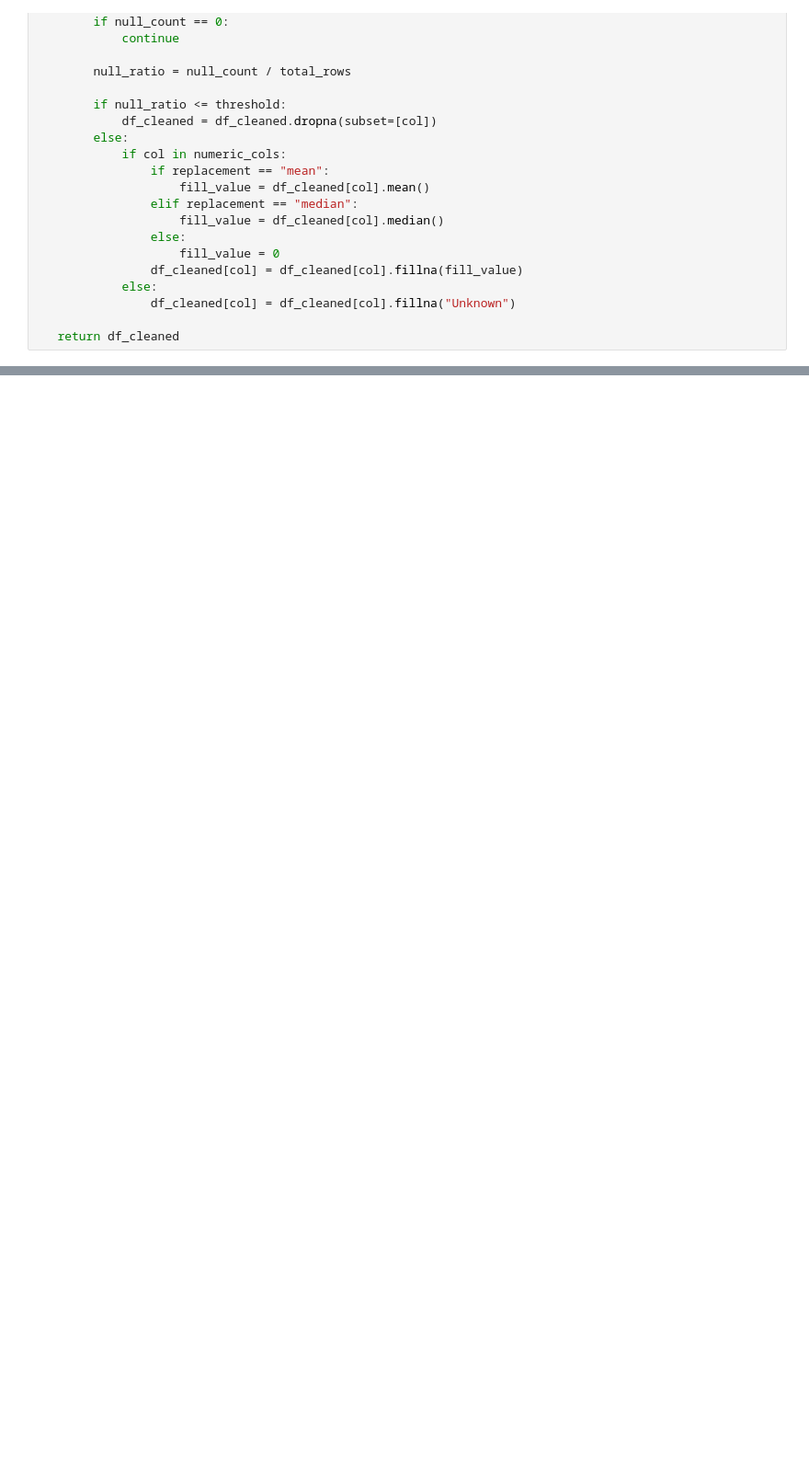
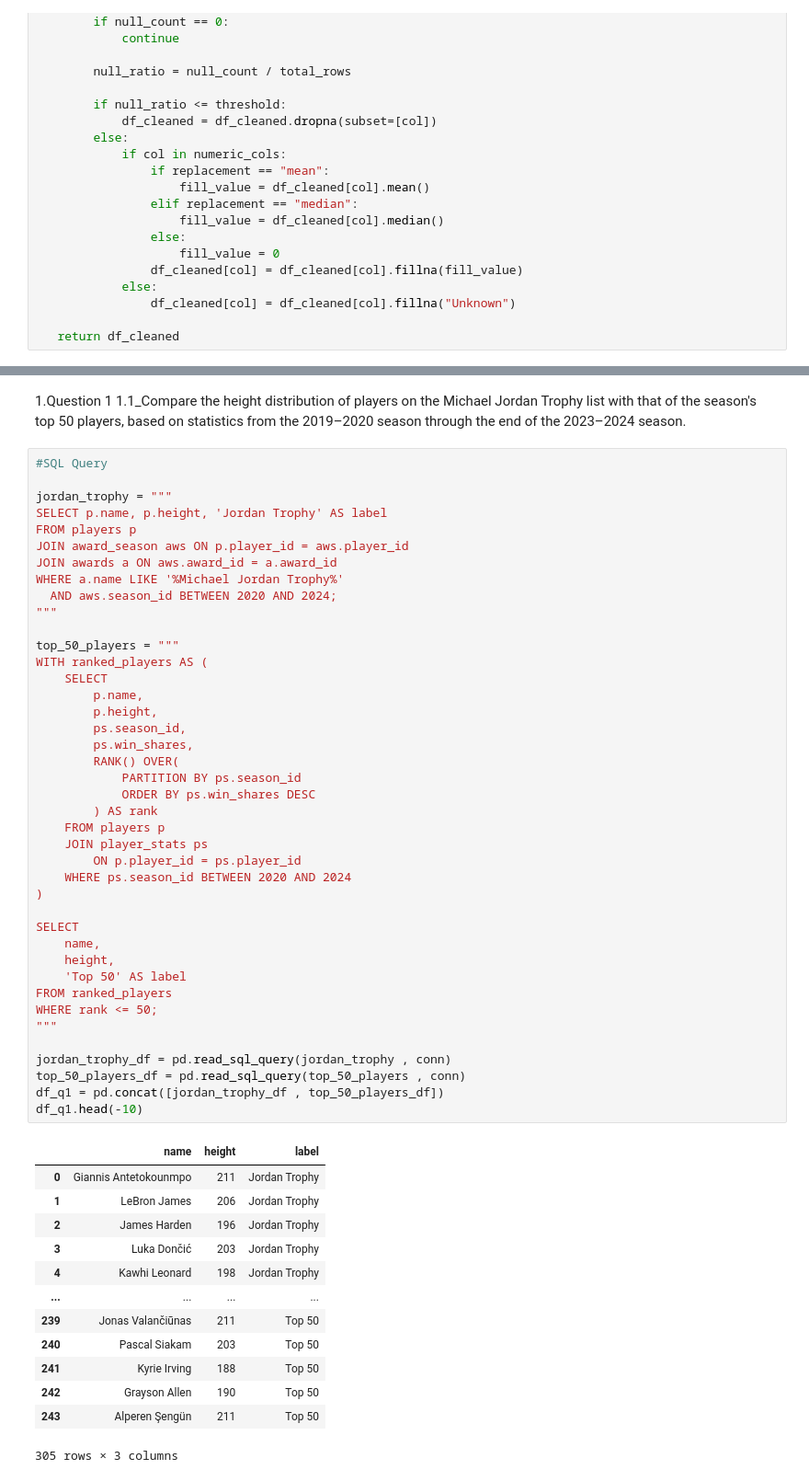
Before and after one commit to SadeghMahmoudAbadi/Basketball-Data-Analysis, a Jupyter notebook: analysis.ipynb, the cells around one changed output, grey strips where cells are left out. Shown at 92% size. Drawn from its saved outputs; the diff is of its cells as text; blank space fills up the shorter version.

```diff
--- a/analysis.ipynb
+++ b/analysis.ipynb
@@ -71,0 +136,58 @@ dfs_clean["coach_stats"] = cleaning_dataframe(dfs["coach_stats"], "coach_stats",
+# %% [markdown]
+1.Question 1
+1.1_Compare the height distribution of players on the Michael Jordan Trophy list with that of the season's top 50 players, based on statistics from the 2019–2020 season through the end of the 2023–2024 season.
+# %%
+#SQL Query
+
+jordan_trophy = """
+SELECT p.name, p.height, 'Jordan Trophy' AS label
+FROM players p
+JOIN award_season aws ON p.player_id = aws.player_id
+JOIN awards a ON aws.award_id = a.award_id
+WHERE a.name LIKE '%Michael Jordan Trophy%'
+  AND aws.season_id BETWEEN 2020 AND 2024;
+"""
+
+top_50_players = """
+WITH ranked_players AS (
+    SELECT
+        p.name,
+        p.height,
+        ps.season_id,
+        ps.win_shares,
+        RANK() OVER(
+            PARTITION BY ps.season_id
+            ORDER BY ps.win_shares DESC
+        ) AS rank
+    FROM players p
+    JOIN player_stats ps
+        ON p.player_id = ps.player_id
+    WHERE ps.season_id BETWEEN 2020 AND 2024
+)
+
+SELECT
+    name,
+    height,
+    'Top 50' AS label
+FROM ranked_players
+WHERE rank <= 50;
+"""
+
+jordan_trophy_df = pd.read_sql_query(jordan_trophy , conn)
+top_50_players_df = pd.read_sql_query(top_50_players , conn)
+df_q1 = pd.concat([jordan_trophy_df , top_50_players_df])
+df_q1.head(-10)
+# %% [output]
+|  | name | height | label |
+| 0 | Giannis Antetokounmpo | 211 | Jordan Trophy |
+| 1 | LeBron James | 206 | Jordan Trophy |
+| 2 | James Harden | 196 | Jordan Trophy |
+| 3 | Luka Dončić | 203 | Jordan Trophy |
+| 4 | Kawhi Leonard | 198 | Jordan Trophy |
+| ... | ... | ... | ... |
+| 239 | Jonas Valančiūnas | 211 | Top 50 |
+| 240 | Pascal Siakam | 203 | Top 50 |
+| 241 | Kyrie Irving | 188 | Top 50 |
+| 242 | Grayson Allen | 190 | Top 50 |
+| 243 | Alperen Şengün | 211 | Top 50 |
+305 rows × 3 columns
```
Also changed, not shown: parts of 7 cells of this notebook.
